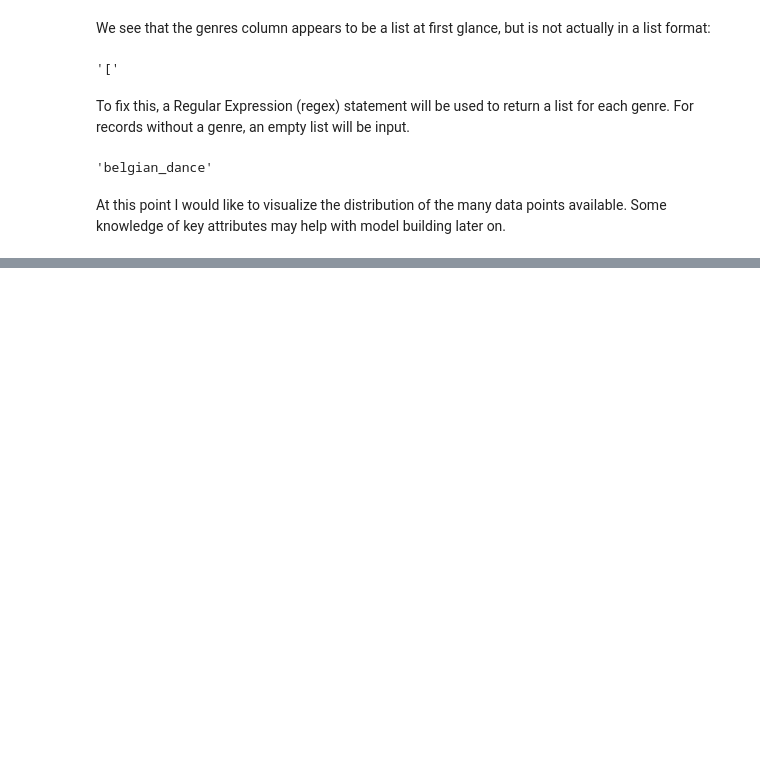
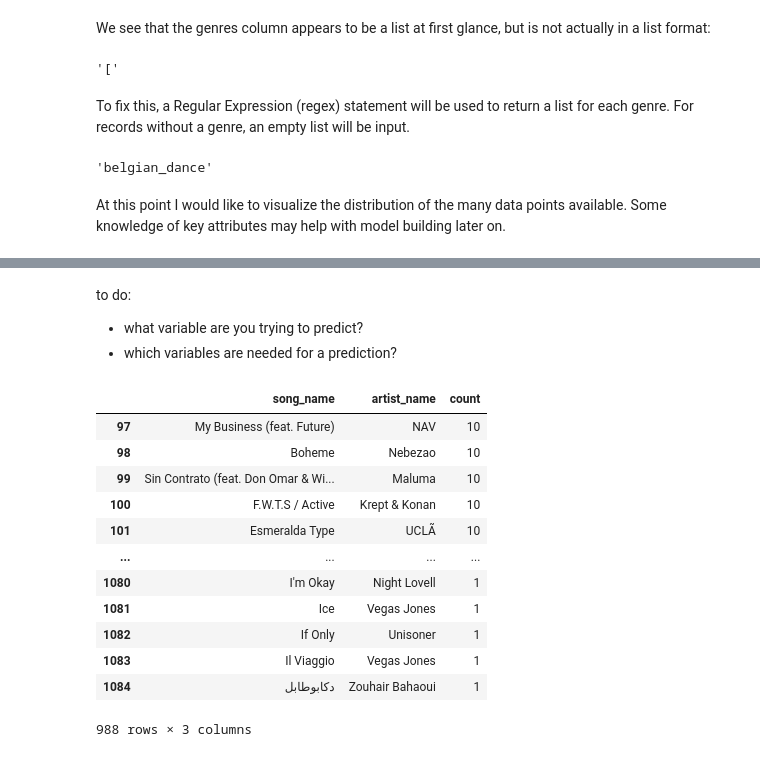
Before and after one commit to vijay-ss/spotify-recommender, a Jupyter notebook: spotify-recommender-preprocessing.ipynb, the cells around one changed output, grey strips where cells are left out. Saved outputs shown, nothing was run; the diff lists cells and outputs as text; code cells hidden in the pictures; blank space fills up the shorter version.

```diff
--- a/spotify-recommender-preprocessing.ipynb
+++ b/spotify-recommender-preprocessing.ipynb
@@ -188,0 +204,20 @@ plt.tight_layout()
+# %% [markdown]
+to do:
+- what variable are you trying to predict?
+- which variables are needed for a prediction?
+# %%
+playback_count[playback_count['count']<=10]
+# %% [output]
+|  | song_name | artist_name | count |
+| 97 | My Business (feat. Future) | NAV | 10 |
+| 98 | Boheme | Nebezao | 10 |
+| 99 | Sin Contrato (feat. Don Omar & Wi... | Maluma | 10 |
+| 100 | F.W.T.S / Active | Krept & Konan | 10 |
+| 101 | Esmeralda Type | UCLÃ | 10 |
+| ... | ... | ... | ... |
+| 1080 | I'm Okay | Night Lovell | 1 |
+| 1081 | Ice | Vegas Jones | 1 |
+| 1082 | If Only | Unisoner | 1 |
+| 1083 | Il Viaggio | Vegas Jones | 1 |
+| 1084 | دكابوطابل | Zouhair Bahaoui | 1 |
+988 rows × 3 columns
```
Also changed, not shown: parts of 8 cells of this notebook.
